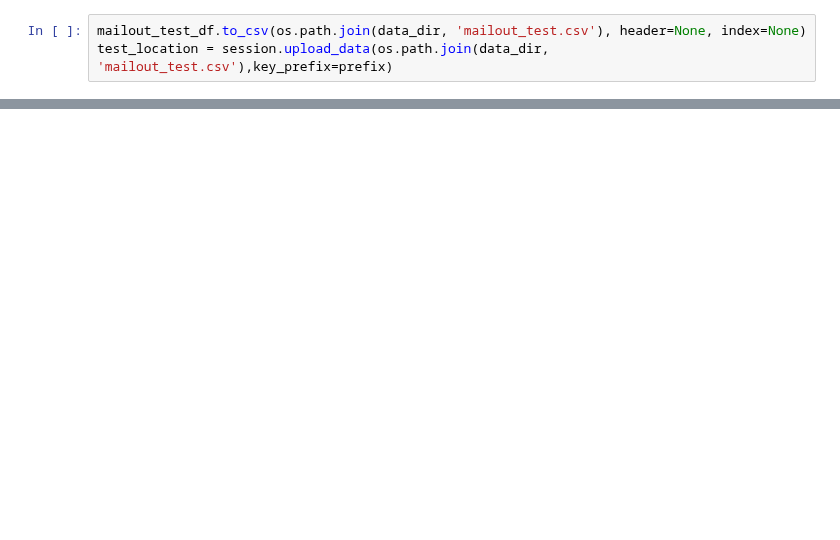
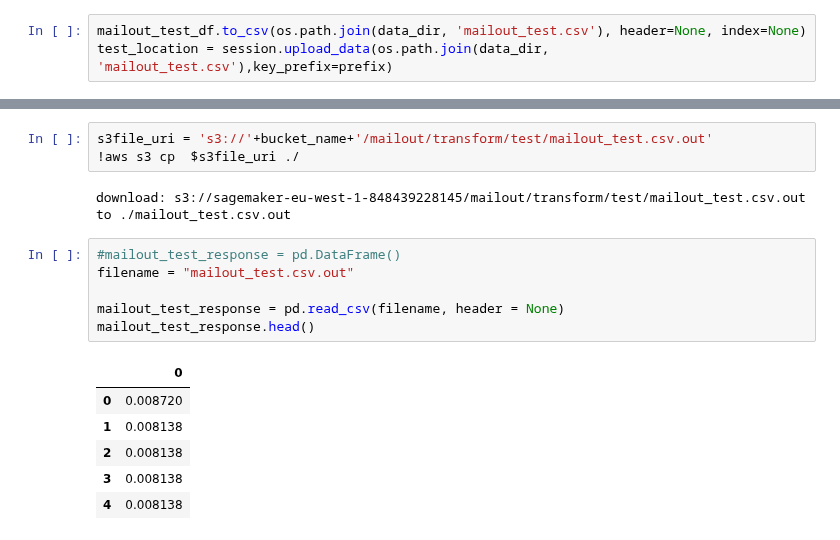
Before and after one commit to AlbertoDeBlas/MLEngineerNanodegreeCapstone, a Jupyter notebook: Arvato Project Workbook Part 2 Supervised Learning Model.ipynb, the cells around one changed output, grey strips where cells are left out. Saved outputs shown, nothing was run; the diff lists cells and outputs as text; blank space fills up the shorter version.

```diff
--- a/Arvato Project Workbook Part 2 Supervised Learning Model.ipynb
+++ b/Arvato Project Workbook Part 2 Supervised Learning Model.ipynb
@@ -581,0 +595,18 @@ xgb_transformer.wait()
+# %%
+s3file_uri = 's3://'+bucket_name+'/mailout/transform/test/mailout_test.csv.out'
+!aws s3 cp  $s3file_uri ./
+# %% [output]
+download: s3://sagemaker-eu-west-1-848439228145/mailout/transform/test/mailout_test.csv.out to ./mailout_test.csv.out
+# %%
+#mailout_test_response = pd.DataFrame()
+filename = "mailout_test.csv.out"
+
+mailout_test_response = pd.read_csv(filename, header = None)
+mailout_test_response.head()
+# %% [output]
+|  | 0 |
+| 0 | 0.008720 |
+| 1 | 0.008138 |
+| 2 | 0.008138 |
+| 3 | 0.008138 |
+| 4 | 0.008138 |
```
Also changed, not shown: parts of 18 cells of this notebook.
